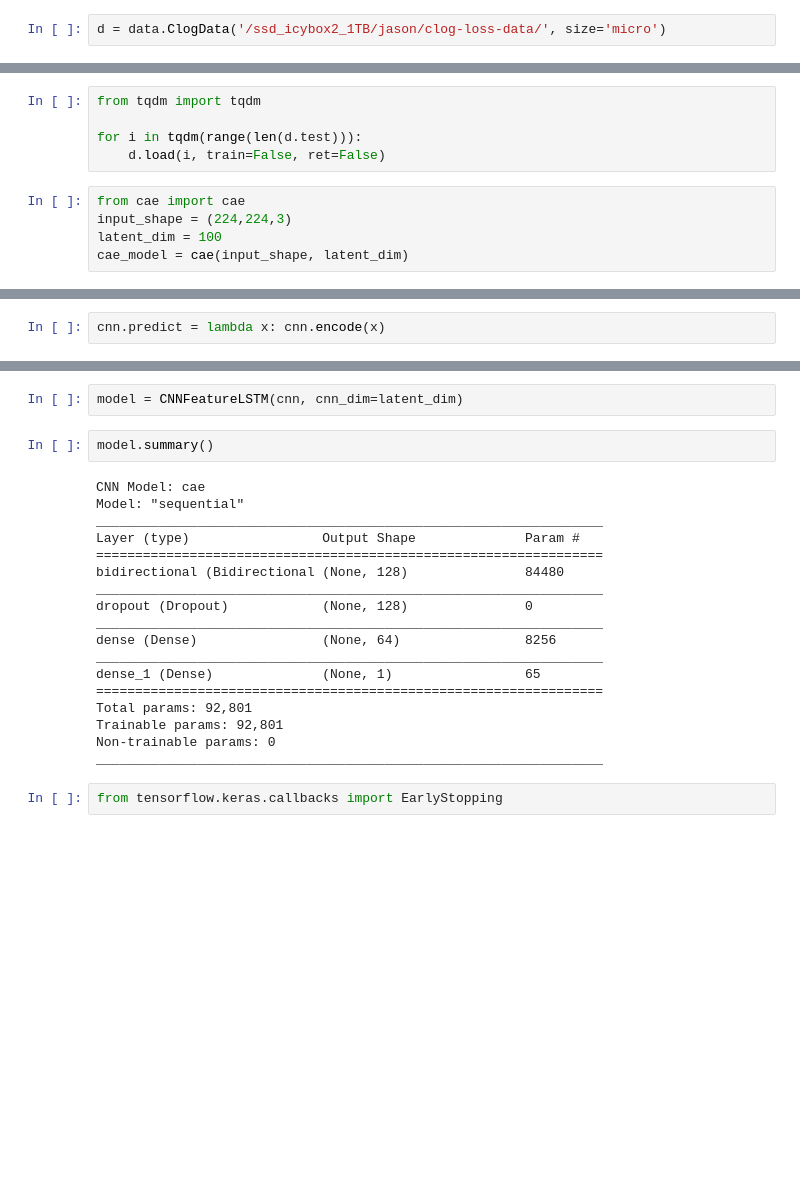
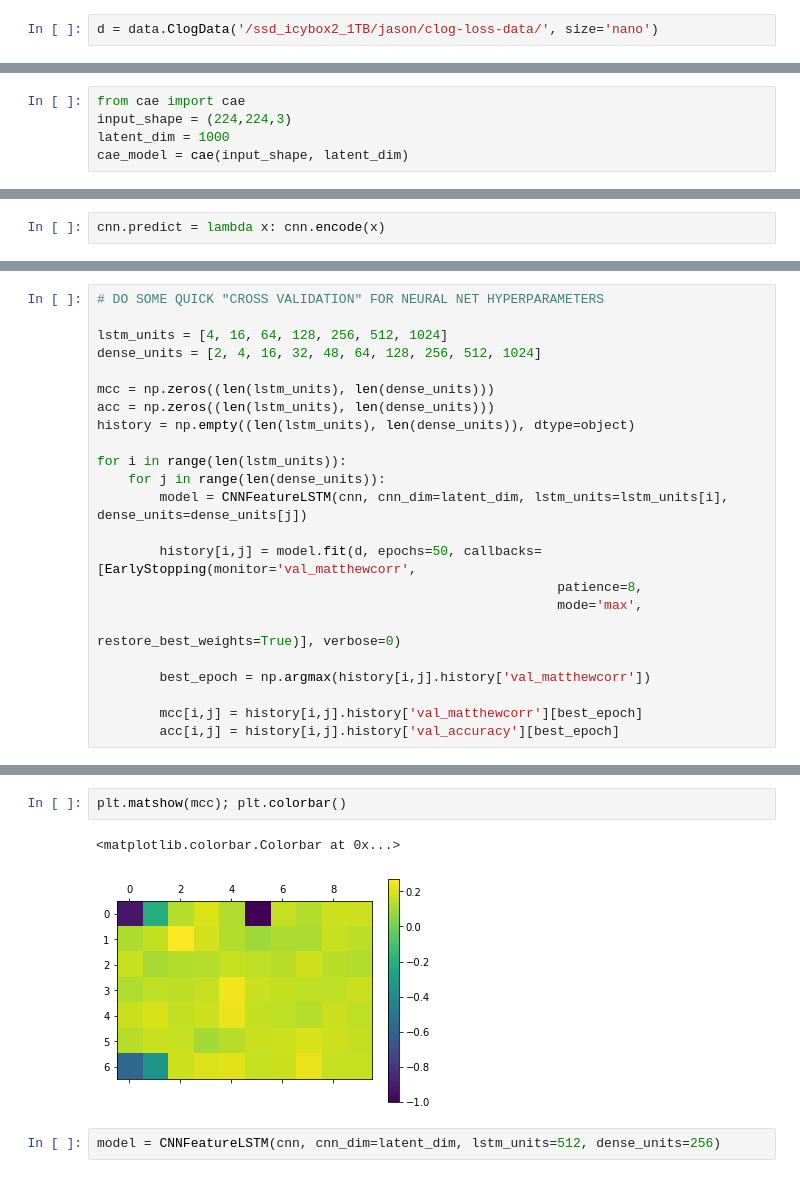
Before and after one commit to jmmanley/ClogCatcher, a Jupyter notebook: train_LSTM_cae.ipynb, the cells around one changed output, grey strips where cells are left out. Drawn from its saved outputs; the diff is of its cells as text; blank space fills up the shorter version.

```diff
--- a/train_LSTM_cae.ipynb
+++ b/train_LSTM_cae.ipynb
@@ -14,4 +14,4 @@ Using TensorFlow backend.
 # %%
 os.environ["CUDA_VISIBLE_DEVICES"]="0"
 # %%
-d = data.ClogData('/ssd_icybox2_1TB/jason/clog-loss-data/', size='micro')
+d = data.ClogData('/ssd_icybox2_1TB/jason/clog-loss-data/', size='nano')
@@ -22,12 +20,7 @@ CROPPING ALL VIDEOS TO SIZE  (224, 224) ...
-# %%
-from tqdm import tqdm
-
-for i in tqdm(range(len(d.test))):
-    d.load(i, train=False, ret=False)
 # %%
 from cae import cae
 input_shape = (224,224,3)
-latent_dim = 100
+latent_dim = 1000
 cae_model = cae(input_shape, latent_dim)
 # %%
 #train_data = d.load_train()
@@ -50,0 +47,23 @@ cnn.predict = lambda x: cnn.encode(x)
+# %%
+# DO SOME QUICK "CROSS VALIDATION" FOR NEURAL NET HYPERPARAMETERS
+
+lstm_units = [4, 16, 64, 128, 256, 512, 1024]
+dense_units = [2, 4, 16, 32, 48, 64, 128, 256, 512, 1024]
+
+mcc = np.zeros((len(lstm_units), len(dense_units)))
+acc = np.zeros((len(lstm_units), len(dense_units)))
+history = np.empty((len(lstm_units), len(dense_units)), dtype=object)
+
+for i in range(len(lstm_units)):
+    for j in range(len(dense_units)):
+        model = CNNFeatureLSTM(cnn, cnn_dim=latent_dim, lstm_units=lstm_units[i], dense_units=dense_units[j])
+
+        history[i,j] = model.fit(d, epochs=50, callbacks=[EarlyStopping(monitor='val_matthewcorr',
+                                                           patience=8,
+                                                           mode='max',
+                                                           restore_best_weights=True)], verbose=0)
+
+        best_epoch = np.argmax(history[i,j].history['val_matthewcorr'])
+
+        mcc[i,j] = history[i,j].history['val_matthewcorr'][best_epoch]
+        acc[i,j] = history[i,j].history['val_accuracy'][best_epoch]
@@ -51,25 +88,8 @@ cnn.predict = lambda x: cnn.encode(x)
+# %%
+plt.matshow(mcc); plt.colorbar()
+# %% [output]
+<matplotlib.colorbar.Colorbar at 0x...>
+[figure, added]
 # %%
-model = CNNFeatureLSTM(cnn, cnn_dim=latent_dim)
+model = CNNFeatureLSTM(cnn, cnn_dim=latent_dim, lstm_units=512, dense_units=256)
-# %%
-model.summary()
-# %% [output]
-CNN Model: cae
-Model: "sequential"
-_________________________________________________________________
-Layer (type)                 Output Shape              Param #
-=================================================================
-bidirectional (Bidirectional (None, 128)               84480
-_________________________________________________________________
-dropout (Dropout)            (None, 128)               0
-_________________________________________________________________
-dense (Dense)                (None, 64)                8256
-_________________________________________________________________
-dense_1 (Dense)              (None, 1)                 65
-=================================================================
-Total params: 92,801
-Trainable params: 92,801
-Non-trainable params: 0
-_________________________________________________________________
-# %%
-from tensorflow.keras.callbacks import EarlyStopping
 # %%
```
Also changed, not shown: parts of 12 cells of this notebook, 3 other files.
